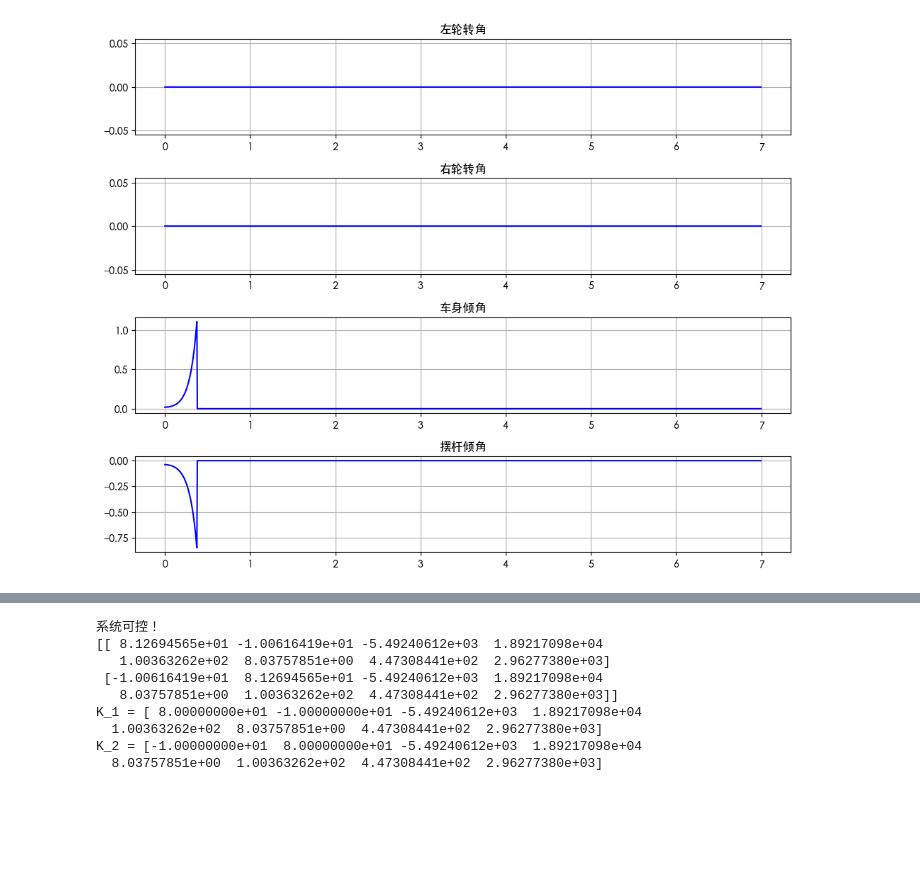
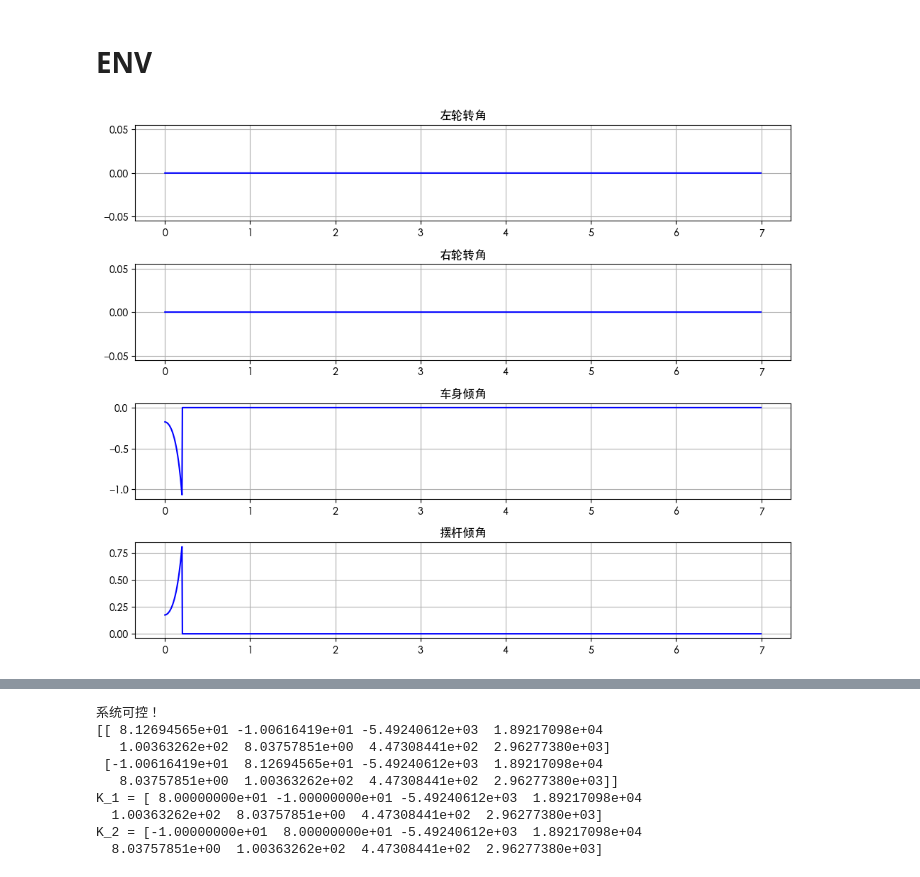
Before and after one commit to 3BPM/ReinforceLearningCartpolehw, a Jupyter notebook: test.ipynb, the cells around one changed output, grey strips where cells are left out. Saved outputs shown, nothing was run; the diff lists cells and outputs as text; code cells hidden in the pictures; blank space fills up the shorter version.

```diff
--- a/test.ipynb
+++ b/test.ipynb
@@ -3,34 +3,37 @@
 
 import matplotlib
 matplotlib.rcParams['font.sans-serif'] = ['Heiti TC']
+# %% [markdown]
+# ENV
 # %%
 import matplotlib.pyplot as plt
 import numpy as np
 from env import BalancingCartEnv
 from vis import plot_system_response
 
 # 创建环境
 env = BalancingCartEnv()
-obs, _ = env.reset()
+obs, _ = env.reset(state=np.array([0, 0, -0.1745, 0.1745, 0, 0, 0, 0]))
 
 T = 7  # 仿真秒数
 Ts = env.Ts
 steps = int(T / Ts)
 
 states = np.zeros((steps, 8))
 
 # 控制器（可以使用和前面一样的K，也可以先u=0模拟自由演化）
 # 先用零输入模拟自由演化
 K = np.zeros((2,8))  # 2x8的零矩阵替代之前的省略号
 #K=np.array([[ 8.12694565e+01 -1.00616419e+01 -5.49240612e+03  1.89217098e+04   1.00363262e+02  8.03757851e+00  4.47308441e+02  2.96277380e+03] \
 # [-1.00616419e+01  8.12694565e+01 -5.49240612e+03  1.89217098e+04   8.03757851e+00  1.00363262e+02  4.47308441e+02  2.96277380e+03]])
 K[:2, :2] = np.array([[80.0, -10.0], [-10.0, 80.0]])  # 对称耦合增益
 for i in range(steps):
     u = -K @ obs
+    u=[0,0]
     obs, _, terminated, truncated, _ = env.step(u)
     states[i, :] = obs
     if terminated or truncated:
         break
 plot_system_response(states,np.arange(0,T,Ts))
 # %% [output]
-[figure, old version]
+[figure, new version]
```
Also changed, not shown: parts of 3 cells of this notebook, 1 other file.
